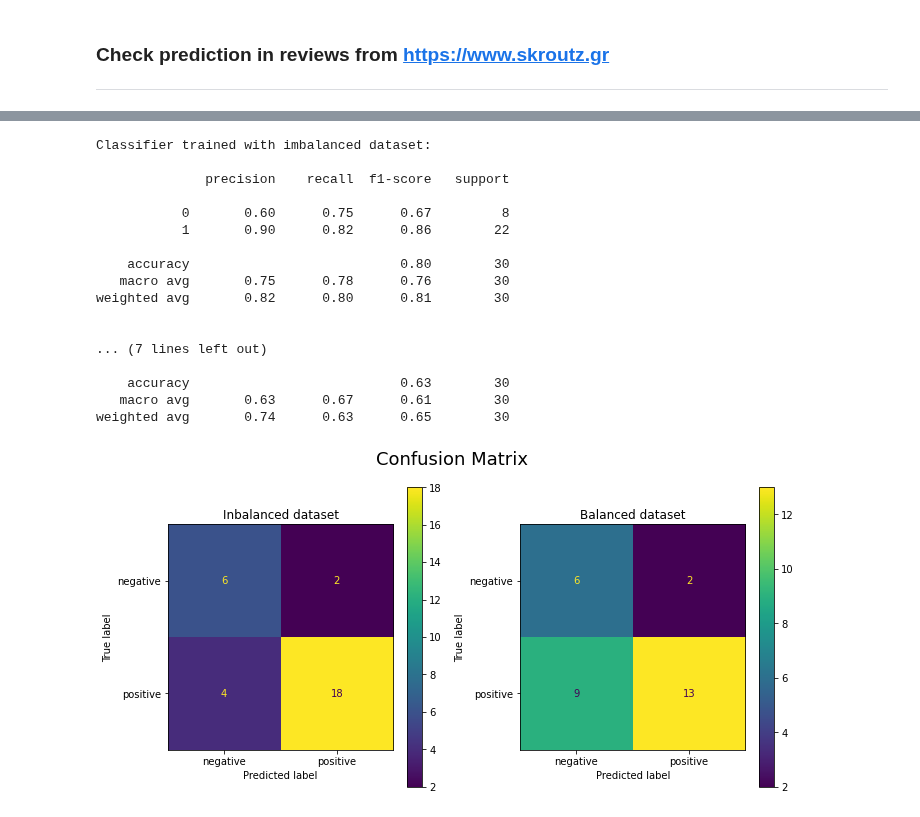
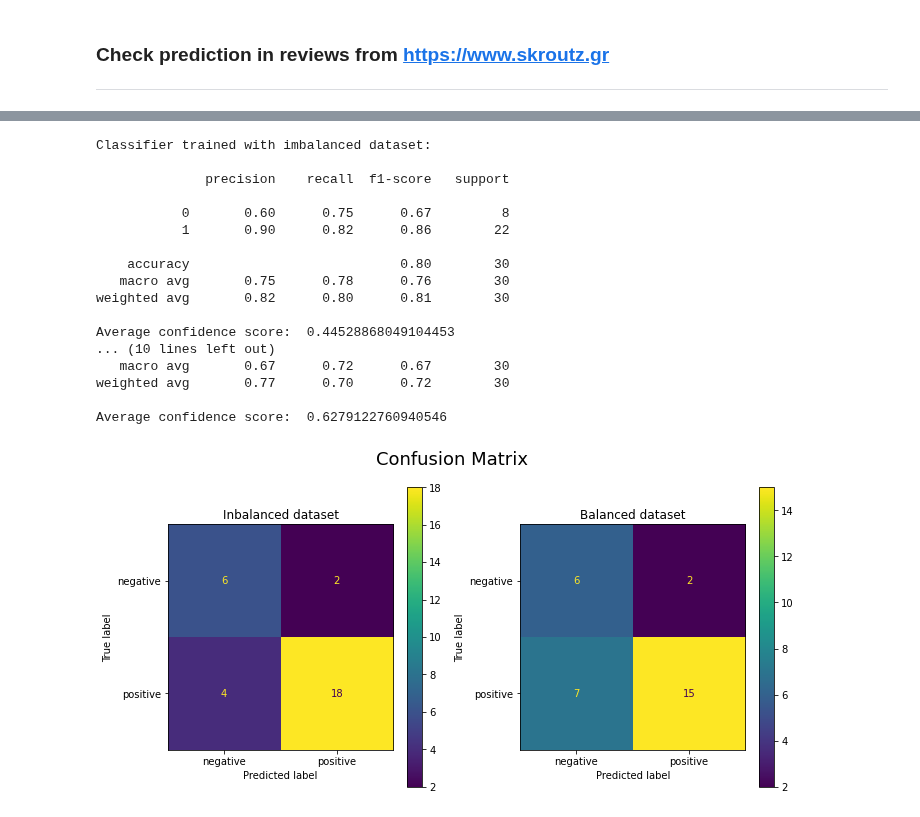
Before and after one commit to JoKoum/Machine-Learning-Project, a Jupyter notebook: Analyze-review-sentiment.ipynb, the cells around one changed output, grey strips where cells are left out. Cells and saved outputs as stored; diff of their text form; code cells hidden in the pictures.

```diff
--- a/Analyze-review-sentiment.ipynb
+++ b/Analyze-review-sentiment.ipynb
@@ -422,8 +422,8 @@ Four classifiers from different implementation categories, were tested against t
 # %%
 text_nb, nb_metrics = model_training(X,y,MultinomialNB())
 text_svm, svm_metrics = model_training(X,y,LinearSVC())
-text_lr, lr_metrics = model_training(X,y,LogisticRegression(max_iter=500))
-text_dt, dt_metrics = model_training(X,y,DecisionTreeClassifier(max_depth=20))
+text_lr, lr_metrics = model_training(X,y,LogisticRegression(max_iter=1000))
+text_dt, dt_metrics = model_training(X,y,DecisionTreeClassifier(max_depth=10))
 # %% [output]
 ########## Using MultinomialNB() classifier ##########
 
@@ -471,8 +471,8 @@ y_downsampled = reviews_downsampled['ratings']
 # %%
 text_nb_downsampled, nb_downsampled_metrics = model_training(X_downsampled,y_downsampled,MultinomialNB(),True)
 text_svm_downsampled, svm_downsampled_metrics = model_training(X_downsampled,y_downsampled,LinearSVC(),True)
-text_lr_downsampled, lr_downsampled_metrics = model_training(X_downsampled,y_downsampled,LogisticRegression(max_iter=500),True)
-text_dt_downsampled, dt_downsampled_metrics = model_training(X_downsampled,y_downsampled,DecisionTreeClassifier(max_depth=20),True)
+text_lr_downsampled, lr_downsampled_metrics = model_training(X_downsampled,y_downsampled,LogisticRegression(max_iter=1000),True)
+text_dt_downsampled, dt_downsampled_metrics = model_training(X_downsampled,y_downsampled,DecisionTreeClassifier(max_depth=10),True)
 # %% [output]
 ########## Using MultinomialNB() classifier ##########
 
@@ -555,8 +557,11 @@ def hyperparam_tuning(X,y,classifier):
     default_model.fit(X_train,y_train)
     prediction = default_model.predict(X_test)
 
-    hyperparameters = {"C": [0.01, 0,1, 1, 10, 100],
-                       "loss": ['hinge', 'square-hinge']}
+    hyperparameters = {"C": [0.01, 0.1, 1.0, 10.0, 100.0],
+                       "loss": ['hinge', 'square-hinge'],
+                       "dual": [True, False],
+                       "fit_intercept": [True, False],
+                       "class_weight": ['balanced',None]}
 
     scorer = metrics.make_scorer(metrics.f1_score)
     grid_search = GridSearchCV(classifier,hyperparameters,scorer,n_jobs=-1)
@@ -566,10 +571,14 @@ def hyperparam_tuning(X,y,classifier):
 
     print('Unoptimized Model\nAccuracy: {}\nF1 Score: {}'.format(metrics.accuracy_score(y_test,prediction),
                                                                  metrics.f1_score(y_test,prediction)))
-    print('Hyperparameters: C: {}, Loss: {}\n'.format(default_model.C,default_model.loss))
+    print('Hyperparameters: C: {}, Loss: {}, Dual: {}, Fit-Intercept: {} Class Weigth: {}\n'.format(default_model.C,default_model.loss,
+                                                                                   default_model.dual,default_model.fit_intercept,
+                                                                                                   default_model.class_weight))
     print('Best Model\nAccuracy: {}\nF1 Score: {}'.format(metrics.accuracy_score(y_test,best_prediction),
                                                                  metrics.f1_score(y_test,best_prediction)))
-    print('Hyperparameters: C: {}, Loss: {}\n'.format(best_model.C,best_model.loss))
+    print('Hyperparameters: C: {}, Loss: {}, Dual: {}, Fit_Intercept: {} Class Weigth: {}\n'.format(best_model.C,best_model.loss,
+                                                                                   best_model.dual,best_model.fit_intercept,
+                                                                                                   best_model.class_weight))
     print('---------------------------------------------------------------------------------')
 
     return best_model
@@ -719,42 +731,46 @@ data = data_extraction(url,rselector,sselector)
 vectorized_data = tfidfvectorizer.transform(data['reviews'])
 vectorized_data_downsampled = tfidfvectorizer_downsampled.transform(data['reviews'])
 
-predictions = text_svc.predict(vectorized_data)
+average_confidence = np.sum(np.sum(text_svc.decision_function(vectorized_data)))/len(text_svc.decision_function(vectorized_data))
+average_confidence_downsampled = np.sum(np.abs(text_svc_downsampled.decision_function(vectorized_data_downsampled)))/len(text_svc_downsampled.decision_function(vectorized_data_downsampled))
+
 print('Classifier trained with imbalanced dataset:\n')
 print(metrics.classification_report(data['sentiment'],text_svc.predict(vectorized_data)))
+print('Average confidence score: ',average_confidence)
 print('\n\nClassifier trained with balanced dataset:\n')
 print(metrics.classification_report(data['sentiment'],text_svc_downsampled.predict(vectorized_data_downsampled)))
+print('Average confidence score: ',average_confidence_downsampled)
 
 fig, ax = plt.subplots(1, 2, figsize = (10,5))
 confusion_matrix = metrics.plot_confusion_matrix(text_svc,vectorized_data,data['sentiment'],
                                                  display_labels=['negative','positive'],ax=ax[0])
 
 ax[0].set_title('Inbalanced dataset')
 confusion_matrix_downsampled = metrics.plot_confusion_matrix(text_svc_downsampled,vectorized_data_downsampled,data['sentiment'],
                                                  display_labels=['negative','positive'],ax=ax[1])
 
 ax[1].set_title('Balanced dataset')
 plt.suptitle("Confusion Matrix", fontsize = 18)
 plt.tight_layout()
 # %% [output]
 Classifier trained with imbalanced dataset:
 
               precision    recall  f1-score   support
 
            0       0.60      0.75      0.67         8
            1       0.90      0.82      0.86        22
 
     accuracy                           0.80        30
    macro avg       0.75      0.78      0.76        30
 weighted avg       0.82      0.80      0.81        30
 
+Average confidence score:  0.44528868049104453
+... (10 lines left out)
+   macro avg       0.67      0.72      0.67        30
+weighted avg       0.77      0.70      0.72        30
 
-... (7 lines left out)
-
-    accuracy                           0.63        30
-   macro avg       0.63      0.67      0.61        30
-weighted avg       0.74      0.63      0.65        30
+Average confidence score:  0.6279122760940546
-[figure, old version]
+[figure, new version]
 # %%
 url = 'https://www.skroutz.gr/s/12247000/Gigabyte-GeForce-GT-1030-2GB-OC-GV-N1030OC-2GI.html#reviews'
 rselector= '#sku_reviews_list > li div.review-body'
```
Also changed, not shown: parts of 12 cells of this notebook.
